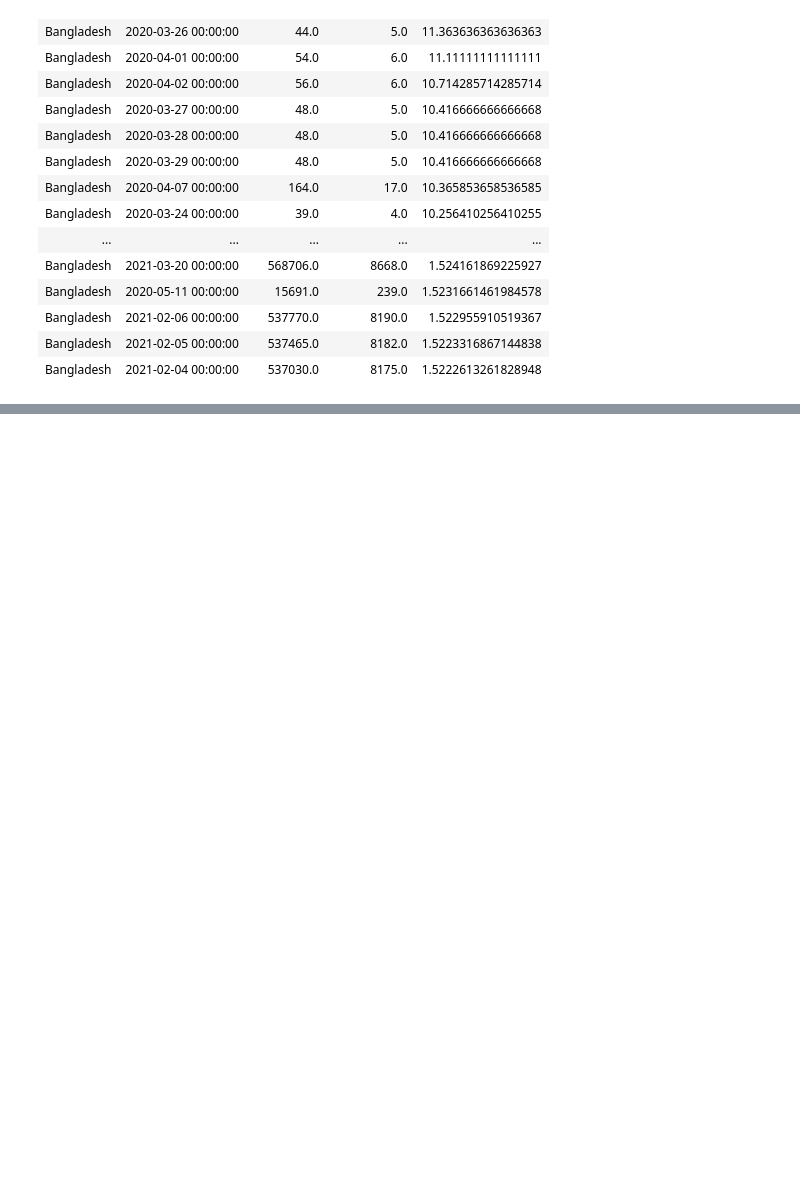
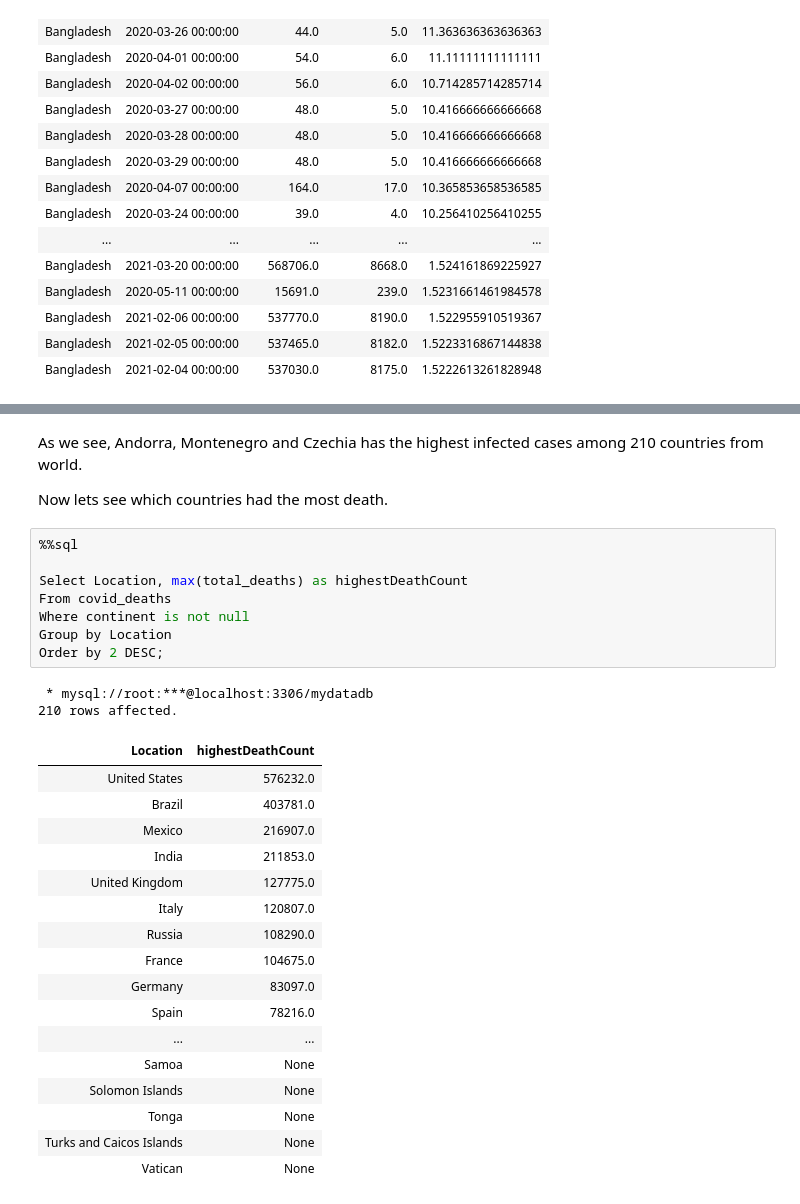
Before and after one commit to ncdas/Covid19-Data-Exploration, a Jupyter notebook: Covid-19 Data Exploration in SQL.ipynb, the cells around one changed output, grey strips where cells are left out. Cells and saved outputs as stored; diff of their text form; blank space fills up the shorter version.

```diff
--- a/Covid-19 Data Exploration in SQL.ipynb
+++ b/Covid-19 Data Exploration in SQL.ipynb
@@ -94,0 +197,32 @@ LIMIT 100;
+# %% [markdown]
+As we see, Andorra, Montenegro and Czechia has the highest infected cases among 210 countries from world.
+
+Now lets see which countries had the most death.
+# %%
+%%sql
+
+Select Location, max(total_deaths) as highestDeathCount
+From covid_deaths
+Where continent is not null
+Group by Location
+Order by 2 DESC;
+# %% [output]
+ * mysql://root:***@localhost:3306/mydatadb
+210 rows affected.
+| Location | highestDeathCount |
+| United States | 576232.0 |
+| Brazil | 403781.0 |
+| Mexico | 216907.0 |
+| India | 211853.0 |
+| United Kingdom | 127775.0 |
+| Italy | 120807.0 |
+| Russia | 108290.0 |
+| France | 104675.0 |
+| Germany | 83097.0 |
+| Spain | 78216.0 |
+| ... | ... |
+| Samoa | None |
+| Solomon Islands | None |
+| Tonga | None |
+| Turks and Caicos Islands | None |
+| Vatican | None |
```
Also changed, not shown: parts of 8 cells of this notebook.
